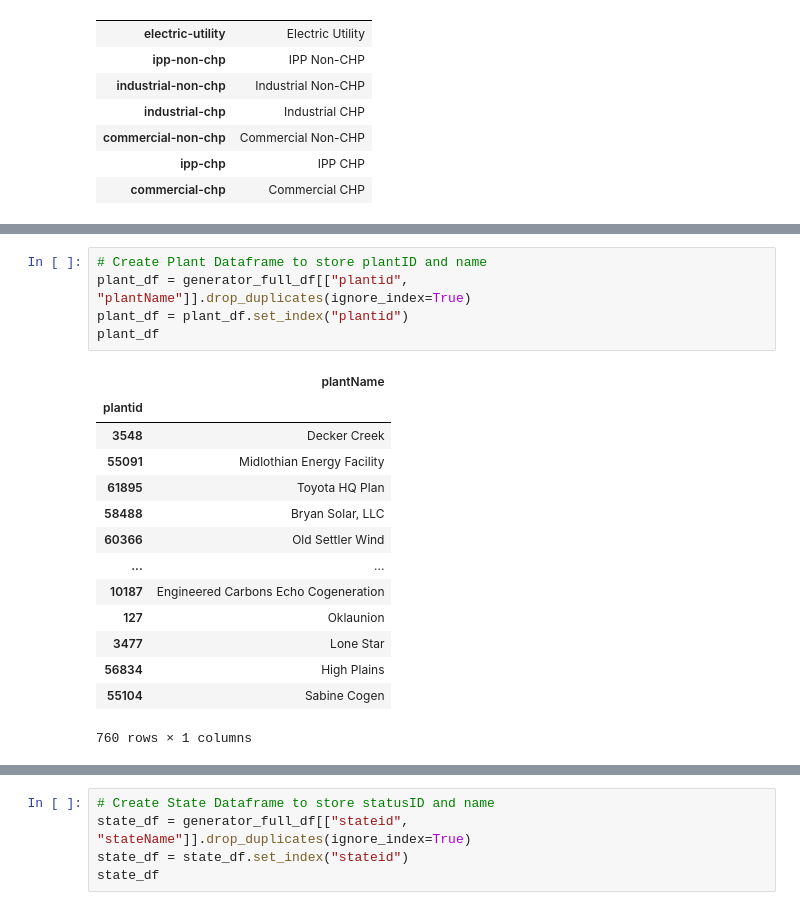
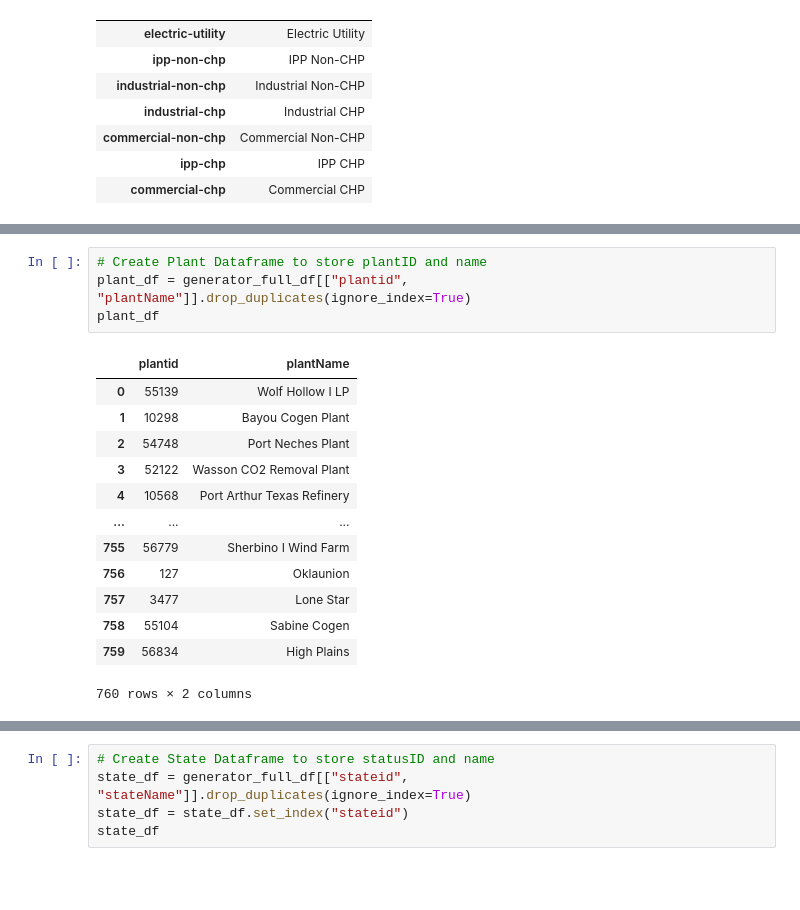
Before and after one commit to robert-z-lehr/Visualizing-The-Great-Freeze-Texas-Energy-Prices, a Jupyter notebook: Project-3-database.ipynb, the cells around one changed output, grey strips where cells are left out. Drawn from its saved outputs; the diff is of its cells as text; blank space fills up the shorter version.

```diff
--- a/Project-3-database.ipynb
+++ b/Project-3-database.ipynb
@@ -94,20 +112,18 @@ entity_df
 # %%
 # Create Plant Dataframe to store plantID and name
 plant_df = generator_full_df[["plantid", "plantName"]].drop_duplicates(ignore_index=True)
-plant_df = plant_df.set_index("plantid")
 plant_df
 # %% [output]
-|  | plantName |
-| plantid |  |
-| 3548 | Decker Creek |
-| 55091 | Midlothian Energy Facility |
-| 61895 | Toyota HQ Plan |
-| 58488 | Bryan Solar, LLC |
-| 60366 | Old Settler Wind |
-| ... | ... |
-| 10187 | Engineered Carbons Echo Cogeneration |
-| 127 | Oklaunion |
-| 3477 | Lone Star |
-| 56834 | High Plains |
-| 55104 | Sabine Cogen |
+|  | plantid | plantName |
+| 0 | 55139 | Wolf Hollow I LP |
+| 1 | 10298 | Bayou Cogen Plant |
+| 2 | 54748 | Port Neches Plant |
+| 3 | 52122 | Wasson CO2 Removal Plant |
+| 4 | 10568 | Port Arthur Texas Refinery |
+| ... | ... | ... |
+| 755 | 56779 | Sherbino I Wind Farm |
+| 756 | 127 | Oklaunion |
+| 757 | 3477 | Lone Star |
+| 758 | 55104 | Sabine Cogen |
+| 759 | 56834 | High Plains |
-760 rows × 1 columns
+760 rows × 2 columns
```
Also changed, not shown: parts of 7 cells of this notebook, 8 other files.
